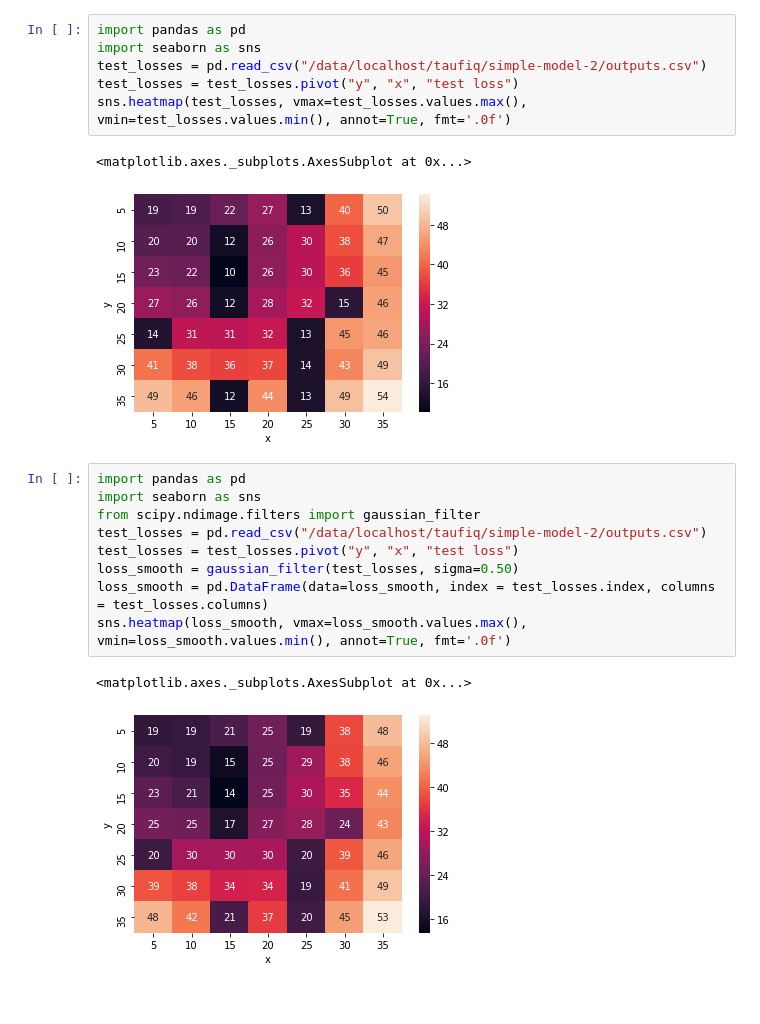
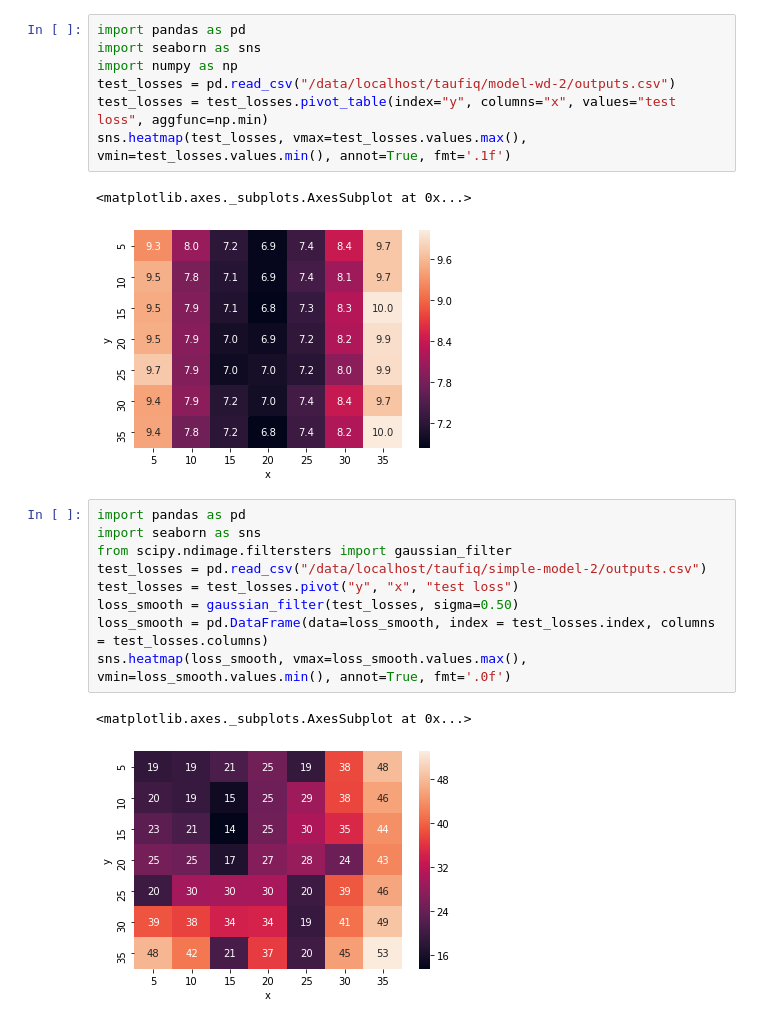
Before and after one commit to faaizT/CausalTwinAssessment, a Jupyter notebook: ELBO Analysis.ipynb, the cells around one changed output. Cells and saved outputs as stored; diff of their text form.

```diff
--- a/ELBO Analysis.ipynb
+++ b/ELBO Analysis.ipynb
@@ -1,16 +1,17 @@
 # %%
 import pandas as pd
 import seaborn as sns
-test_losses = pd.read_csv("/data/localhost/taufiq/simple-model-2/outputs.csv")
-test_losses = test_losses.pivot("y", "x", "test loss")
-sns.heatmap(test_losses, vmax=test_losses.values.max(), vmin=test_losses.values.min(), annot=True, fmt='.0f')
+import numpy as np
+test_losses = pd.read_csv("/data/localhost/taufiq/model-wd-2/outputs.csv")
+test_losses = test_losses.pivot_table(index="y", columns="x", values="test loss", aggfunc=np.min)
+sns.heatmap(test_losses, vmax=test_losses.values.max(), vmin=test_losses.values.min(), annot=True, fmt='.1f')
 # %% [output]
 <matplotlib.axes._subplots.AxesSubplot at 0x...>
-[figure, old version]
+[figure, new version]
 # %%
 import pandas as pd
 import seaborn as sns
-from scipy.ndimage.filters import gaussian_filter
+from scipy.ndimage.filtersters import gaussian_filter
 test_losses = pd.read_csv("/data/localhost/taufiq/simple-model-2/outputs.csv")
 test_losses = test_losses.pivot("y", "x", "test loss")
 loss_smooth = gaussian_filter(test_losses, sigma=0.50)
```
Also changed, not shown: parts of 5 cells of this notebook, 1 other file.
